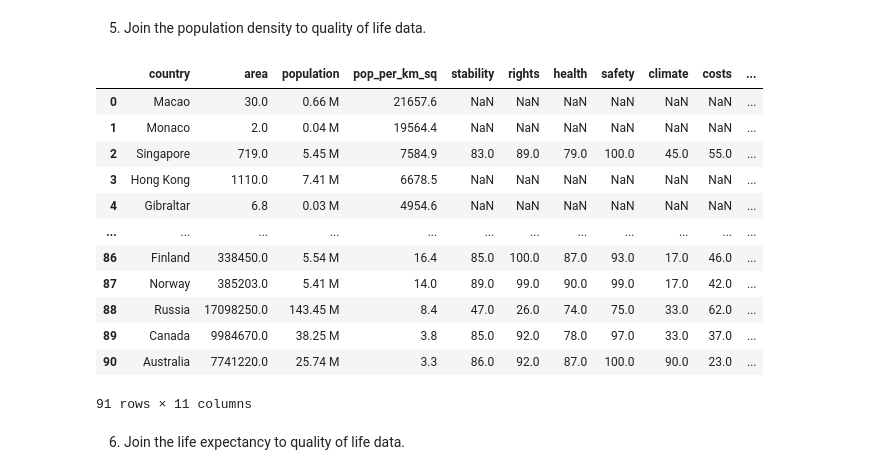
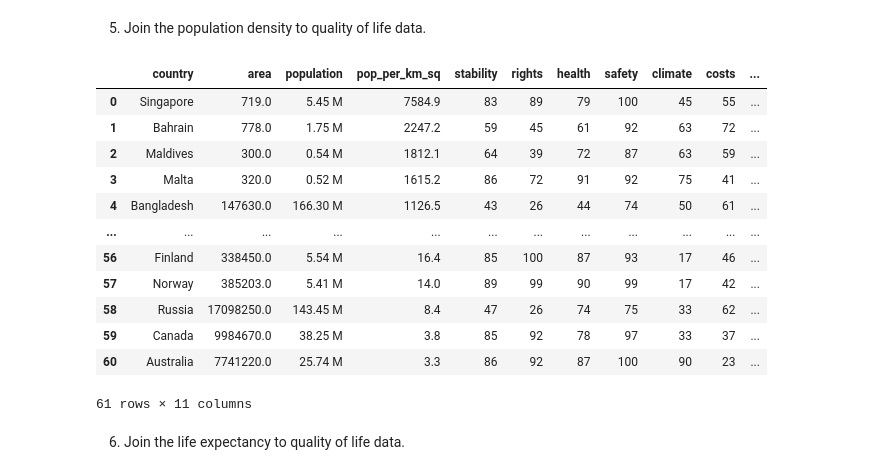
Before and after one commit to kayleeodom/cis277-fa22-Lab4, a Jupyter notebook: Lab4.ipynb, the cells around one changed output. Saved outputs shown, nothing was run; the diff lists cells and outputs as text; code cells hidden in the pictures.

```diff
--- a/Lab4.ipynb
+++ b/Lab4.ipynb
@@ -87,21 +105,22 @@ pd.merge(height_weight, iq_data, how='left')
 126 rows × 10 columns
 # %% [markdown]
 5. Join the population density to quality of life data.
-# %%
-pd.merge(pop, qual_life, how='left')
-# %% [output]
-|  | country | area | population | pop_per_km_sq | stability | rights | health | safety | climate | costs | ... |
-| 0 | Macao | 30.0 | 0.66 M | 21657.6 | NaN | NaN | NaN | NaN | NaN | NaN | ... |
-| 1 | Monaco | 2.0 | 0.04 M | 19564.4 | NaN | NaN | NaN | NaN | NaN | NaN | ... |
-| 2 | Singapore | 719.0 | 5.45 M | 7584.9 | 83.0 | 89.0 | 79.0 | 100.0 | 45.0 | 55.0 | ... |
-| 3 | Hong Kong | 1110.0 | 7.41 M | 6678.5 | NaN | NaN | NaN | NaN | NaN | NaN | ... |
-| 4 | Gibraltar | 6.8 | 0.03 M | 4954.6 | NaN | NaN | NaN | NaN | NaN | NaN | ... |
-| ... | ... | ... | ... | ... | ... | ... | ... | ... | ... | ... | ... |
-| 86 | Finland | 338450.0 | 5.54 M | 16.4 | 85.0 | 100.0 | 87.0 | 93.0 | 17.0 | 46.0 | ... |
-| 87 | Norway | 385203.0 | 5.41 M | 14.0 | 89.0 | 99.0 | 90.0 | 99.0 | 17.0 | 42.0 | ... |
-| 88 | Russia | 17098250.0 | 143.45 M | 8.4 | 47.0 | 26.0 | 74.0 | 75.0 | 33.0 | 62.0 | ... |
-| 89 | Canada | 9984670.0 | 38.25 M | 3.8 | 85.0 | 92.0 | 78.0 | 97.0 | 33.0 | 37.0 | ... |
-| 90 | Australia | 7741220.0 | 25.74 M | 3.3 | 86.0 | 92.0 | 87.0 | 100.0 | 90.0 | 23.0 | ... |
-91 rows × 11 columns
+# %%
+pq = pd.merge(pop, qual_life, on='country')
+pq
+# %% [output]
+|  | country | area | population | pop_per_km_sq | stability | rights | health | safety | climate | costs | ... |
+| 0 | Singapore | 719.0 | 5.45 M | 7584.9 | 83 | 89 | 79 | 100 | 45 | 55 | ... |
+| 1 | Bahrain | 778.0 | 1.75 M | 2247.2 | 59 | 45 | 61 | 92 | 63 | 72 | ... |
+| 2 | Maldives | 300.0 | 0.54 M | 1812.1 | 64 | 39 | 72 | 87 | 63 | 59 | ... |
+| 3 | Malta | 320.0 | 0.52 M | 1615.2 | 86 | 72 | 91 | 92 | 75 | 41 | ... |
+| 4 | Bangladesh | 147630.0 | 166.30 M | 1126.5 | 43 | 26 | 44 | 74 | 50 | 61 | ... |
+| ... | ... | ... | ... | ... | ... | ... | ... | ... | ... | ... | ... |
+| 56 | Finland | 338450.0 | 5.54 M | 16.4 | 85 | 100 | 87 | 93 | 17 | 46 | ... |
+| 57 | Norway | 385203.0 | 5.41 M | 14.0 | 89 | 99 | 90 | 99 | 17 | 42 | ... |
+| 58 | Russia | 17098250.0 | 143.45 M | 8.4 | 47 | 26 | 74 | 75 | 33 | 62 | ... |
+| 59 | Canada | 9984670.0 | 38.25 M | 3.8 | 85 | 92 | 78 | 97 | 33 | 37 | ... |
+| 60 | Australia | 7741220.0 | 25.74 M | 3.3 | 86 | 92 | 87 | 100 | 90 | 23 | ... |
+61 rows × 11 columns
 # %% [markdown]
 6. Join the life expectancy to quality of life data.
```
Also changed, not shown: parts of 14 cells of this notebook.
